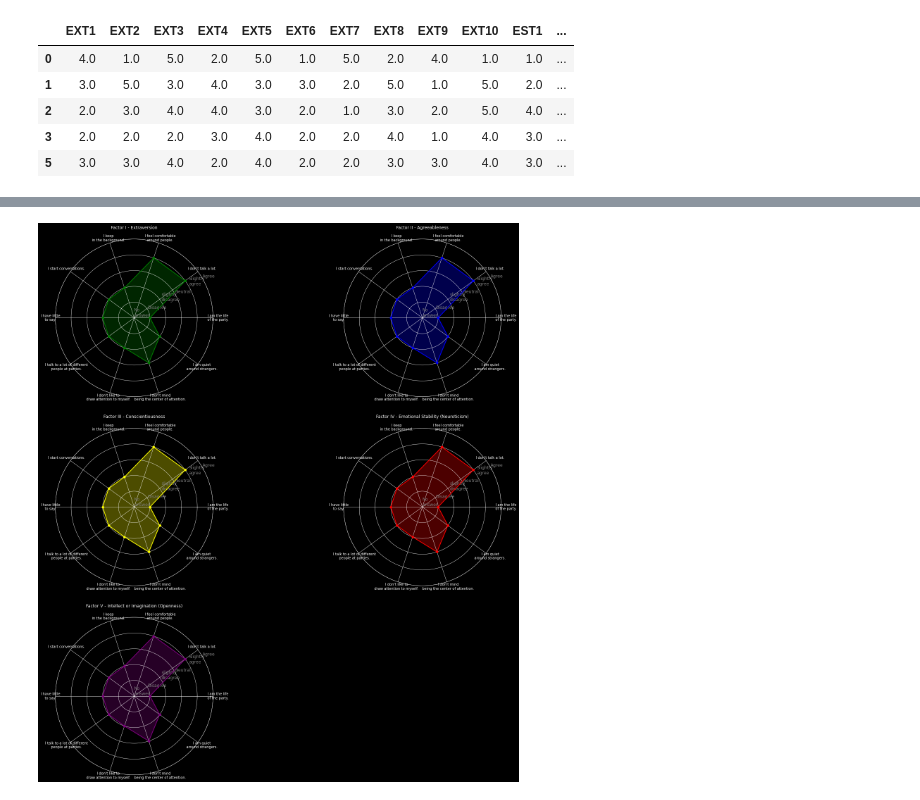
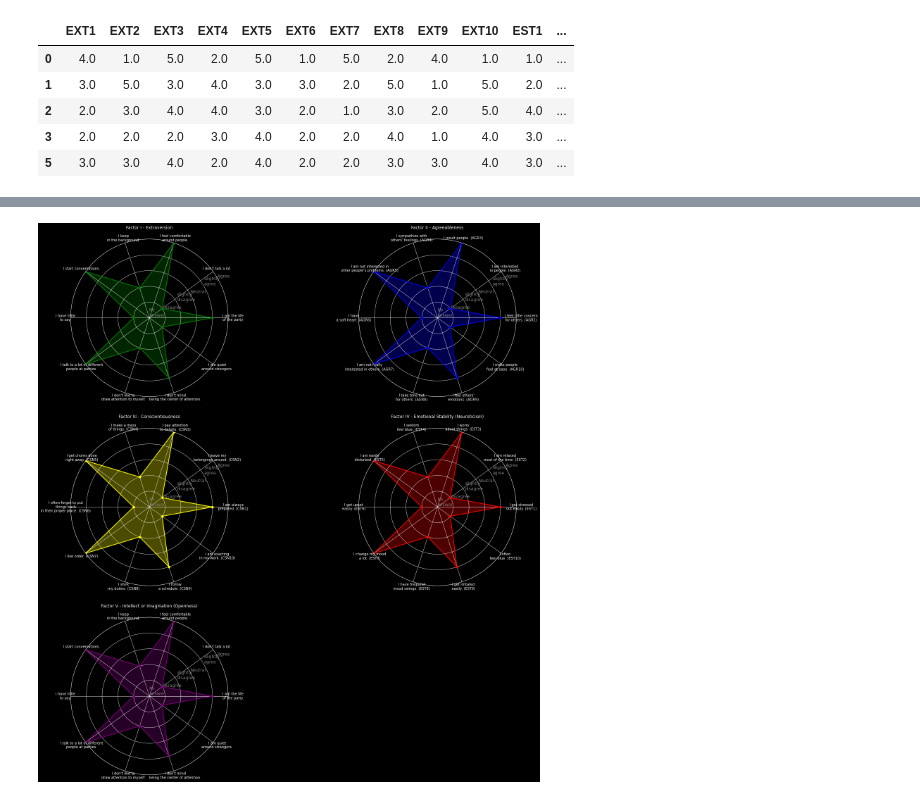
Before and after one commit to ArminD93/BigFivePersonalityTest, a Jupyter notebook: BigFivePersonality.ipynb, the cells around one changed output, grey strips where cells are left out. Drawn from its saved outputs; the diff is of its cells as text; code cells hidden in the pictures.

```diff
--- a/BigFivePersonality.ipynb
+++ b/BigFivePersonality.ipynb
@@ -1276,7 +1366,7 @@ array([4.0, 1.0, 5.0, 2.0, 5.0, 1.0, 5.0, 2.0, 4.0, 1.0], dtype=object)
 Factors_list = [Factor_I_Extraversion_names_list,
                 Factor_II_Agreeableness_names_list,
                 Factor_III_Conscientiousness_names_list,
-                Factor_I_Extraversion_names_list,
+                Factor_IV_EmotionalStability_names_list,
                 Factor_I_Extraversion_names_list
                 ]
 # %%
@@ -1304,5 +1388,17 @@ array([2, 5, 2, 4, 2, 3, 2, 4, 3, 4])
+# %%
+from itertools import islice
+
+first_row_scores = np.array( BigFive.loc[0,  BigFive.columns[0:50] ] )
+
+iterator = islice(first_row_scores, 10)
+factor_scores = [scores for scores in iterator]
+
+factor_scores
 # %%
-def make_radar(points ):
+from itertools import islice
+
+
+def make_radar(factor_scores ):
 
   scale_ticks = ['No\nanswer', 'Disagree', 'slightly\ndisagree',
                  'Neutral', 'Slightly\nagree', 'Agree']
@@ -1328,13 +1424,13 @@ def make_radar(points ):
   ColorNo = 0
   FactorNo = 0
 
-  points = setPoints[10:20]
+  # factor_scores = factor_scores[0:10]
 
-  factor_questions = [ quest for quest in Factors_list][0]
-  factor_questions = np.array(factor_questions)
-  angles = np.linspace(0, 2*np.pi, len(factor_questions), endpoint=False)
-  points = np.concatenate( [ points, [points[0]] ] )
-  angles = np.concatenate( [ angles, [angles[0]] ] )
+  # factor_questions = [ quest for quest in Factors_list][0]
+  # factor_questions = np.array(factor_questions)
+  # angles = np.linspace(0, 2*np.pi, len(factor_questions), endpoint=False)
+  # factor_scores = np.concatenate( [ factor_scores, [factor_scores[0]] ] )
+  # angles = np.concatenate( [ angles, [angles[0]] ] )
 
 
   for i in range(1, 6):
@@ -1342,49 +1438,53 @@ def make_radar(points ):
     setTitle = [ title for title in title_list ][titleNo]
     setColor= [ color for color in color_list ][ColorNo]
 
+    iterator = islice(factor_scores, 10)
 
-    ax.plot(angles, points, 'o-', linewidth=2, color= setColor)
-    ax.fill(angles, points, alpha=0.3, color= setColor)
+    factor_scores = [scores for scores in iterator]
+    # factor_scores = factor_scores[0:10]
+
+    factor_questions = [ quest for quest in Factors_list][FactorNo]
+    factor_questions = np.array(factor_questions)
+    angles = np.linspace(0, 2*np.pi, len(factor_questions), endpoint=False)
+    factor_scores = np.concatenate( [ factor_scores, [factor_scores[0]] ] )
+    angles = np.concatenate( [ angles, [angles[0]] ] )
+
+
+
+
+    ax.plot(angles, factor_scores, 'o-', linewidth=2, color= setColor)
+    ax.fill(angles, factor_scores, alpha=0.3, color= setColor)
     ax.set_thetagrids(angles * 180/np.pi, factor_questions)
 
 
 
 
 
 
     # 1=Disagree, 3=Neutral, 5=Agree
     y = np.array([0, 1, 2, 3, 4, 5])
     plt.yticks(y, scale_ticks, color='grey', size=12)
     ax.set_rlabel_position(30)
 
     plt.ylim(0, 5)
 
 
     ax.set_title(setTitle)
 
     titleNo  += 1
     ColorNo  += 1
     FactorNo += 1
 
 
 
   return plt.show()
 
 
-setPoints= np.array( [4, 1, 5, 2, 5, 1, 5, 2, 4, 1,
+first_row_scores = np.array( BigFive.loc[0,  BigFive.columns[0:50] ] )
 
-            1.0, 4.0, 4.0, 2.0, 2.0, 2.0, 2.0, 2.0, 3.0, 2.0,
-
-            2, 5, 2, 4, 2, 3, 2, 4, 3, 4,
-
-            4, 1, 5, 2, 5, 1, 5, 2, 4, 1,
-
-            4, 1, 5, 2, 5, 1, 5, 2, 4, 1,]
-                )
-
-make_radar(points= setPoints)
+make_radar(factor_scores= first_row_scores)
 # %% [output]
-[figure, old version]
+[figure, new version]
 # %%
 # np 5 krajów o najwyższym poziomie:
 
```
Also changed, not shown: parts of 15 cells of this notebook.
